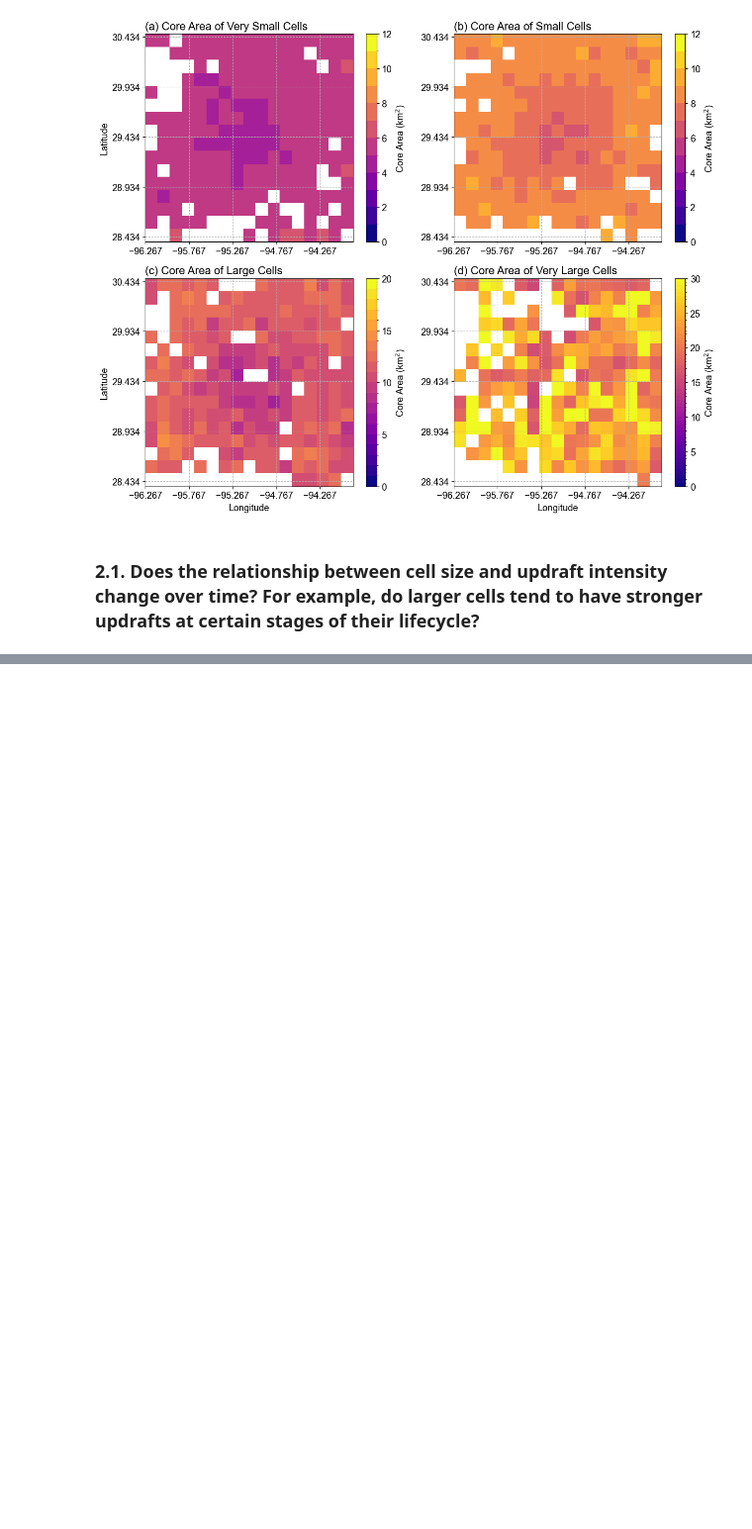
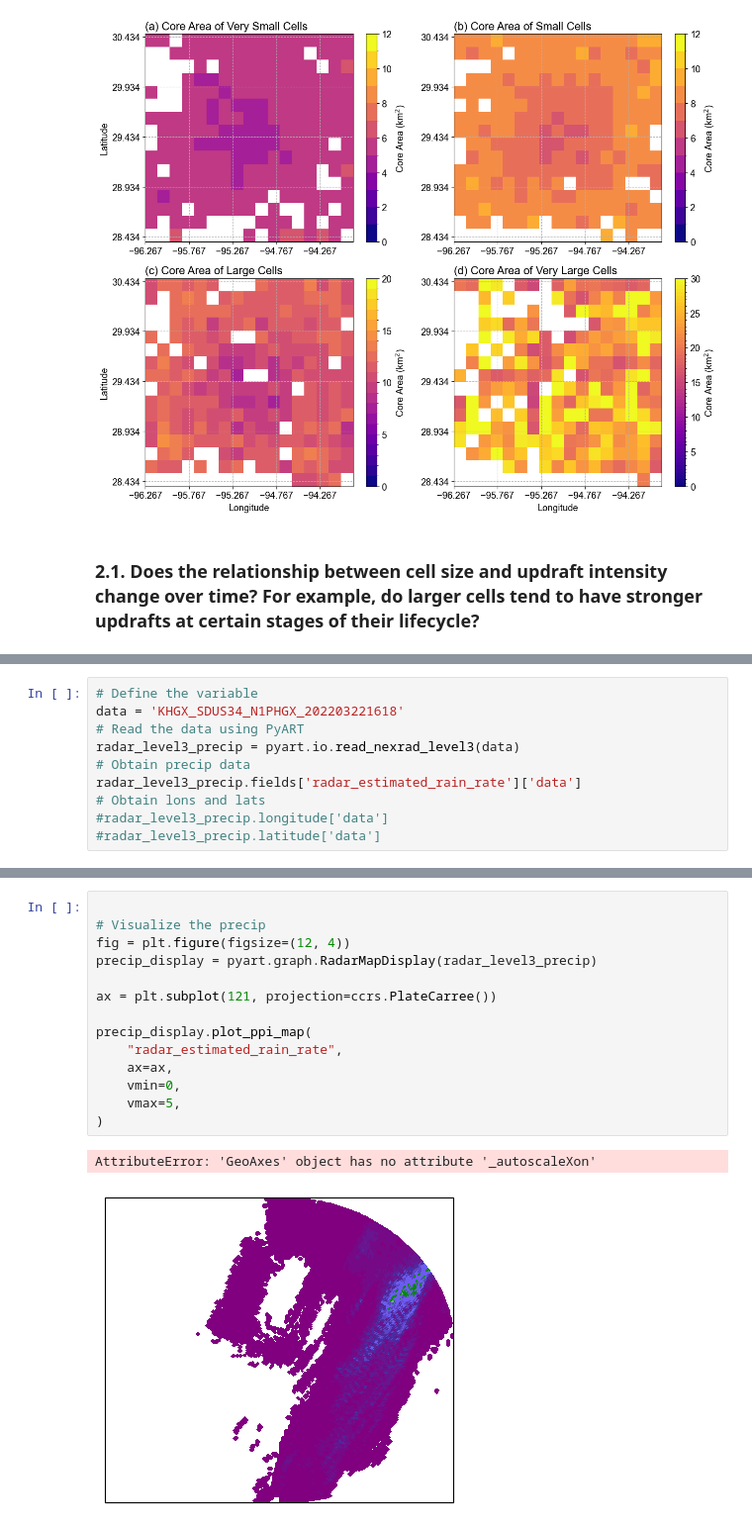
Before and after one commit to oluwafemiomitusa/Geospatial-Analysis, a Jupyter notebook: Radar/convective_cells.ipynb, the cells around one changed output, grey strips where cells are left out. Shown at 99% size. Cells and saved outputs as stored; diff of their text form; blank space fills up the shorter version.

```diff
--- a/Radar/convective_cells.ipynb
+++ b/Radar/convective_cells.ipynb
@@ -842,0 +887,10 @@ Coordinates:
+# %%
+# Define the variable
+data = 'KHGX_SDUS34_N1PHGX_202203221618'
+# Read the data using PyART
+radar_level3_precip = pyart.io.read_nexrad_level3(data)
+# Obtain precip data
+radar_level3_precip.fields['radar_estimated_rain_rate']['data']
+# Obtain lons and lats
+#radar_level3_precip.longitude['data']
+#radar_level3_precip.latitude['data']
@@ -842,0 +915,17 @@ Coordinates:
+# %%
+
+# Visualize the precip
+fig = plt.figure(figsize=(12, 4))
+precip_display = pyart.graph.RadarMapDisplay(radar_level3_precip)
+
+ax = plt.subplot(121, projection=ccrs.PlateCarree())
+
+precip_display.plot_ppi_map(
+    "radar_estimated_rain_rate",
+    ax=ax,
+    vmin=0,
+    vmax=5,
+)
+# %% [output]
+AttributeError: 'GeoAxes' object has no attribute '_autoscaleXon'
+[figure, added]
```
Also changed, not shown: parts of 18 cells of this notebook.
